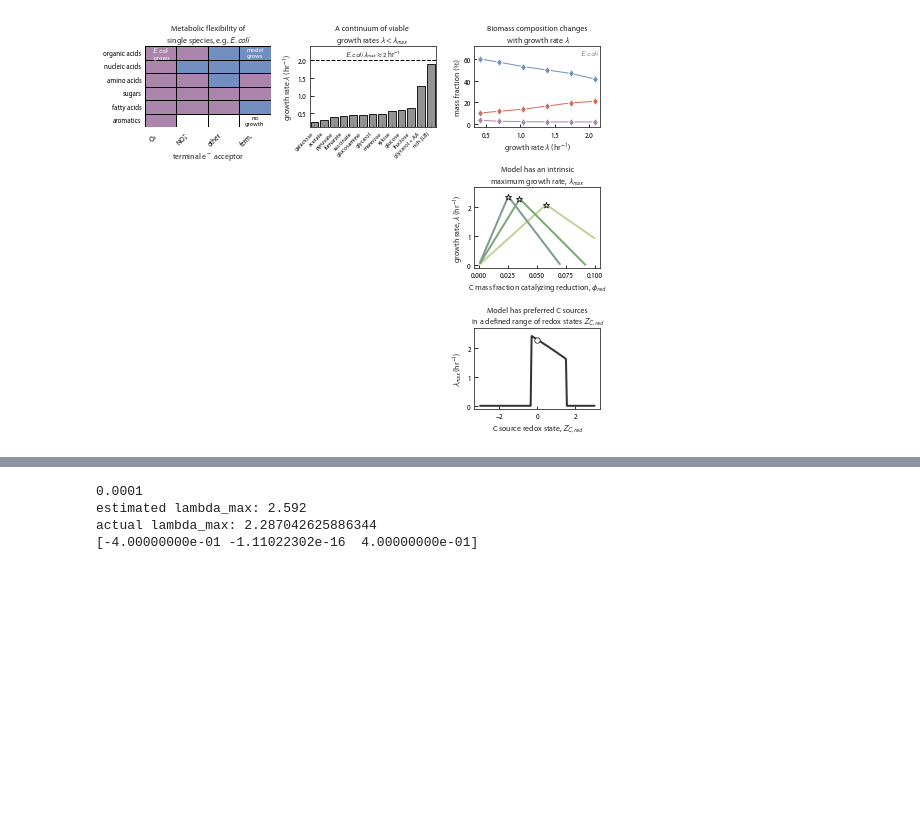
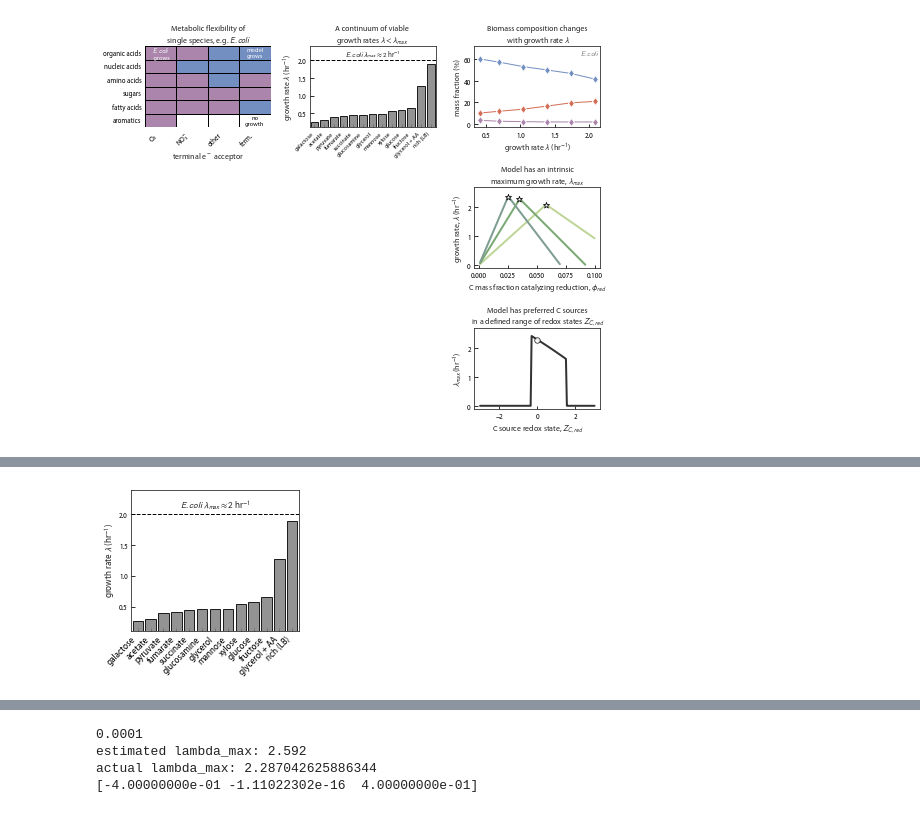
Before and after one commit to flamholz/redox-proteome, a Jupyter notebook: notebooks/Fig1_2.ipynb, the cells around one changed output, grey strips where cells are left out. Saved outputs shown, nothing was run; the diff lists cells and outputs as text; code cells hidden in the pictures; blank space fills up the shorter version.

```diff
--- a/notebooks/Fig1_2.ipynb
+++ b/notebooks/Fig1_2.ipynb
@@ -173,0 +200,15 @@ plt.show()
+# %%
+plt.figure(figsize=(3,2.6))
+sns.barplot(data=coli_csource_df, y='growth_rate_hr', x='condition', color='grey',
+            alpha=0.85, edgecolor='k', lw=1)
+plt.axhline(2.0, color='k', ls='--', lw=1)
+plt.xticks(rotation=45, ha='right', fontsize=9)
+plt.ylim(0.1, 2.4)
+plt.text(6, 2.03, '$E. coli$ $\lambda_{max} \\approx 2$ hr$^{-1}$', va='bottom', ha='center', fontsize=9)
+
+plt.ylabel('growth rate $\lambda$ (hr$^{-1}$)', fontsize=9)
+plt.xlabel('')
+plt.savefig('../output/Fig1B_presentation.png', facecolor='white', dpi=300, bbox_inches='tight')
+plt.show()
+# %% [output]
+[figure, added]
```
Also changed, not shown: parts of 3 cells of this notebook, 2 other files.
